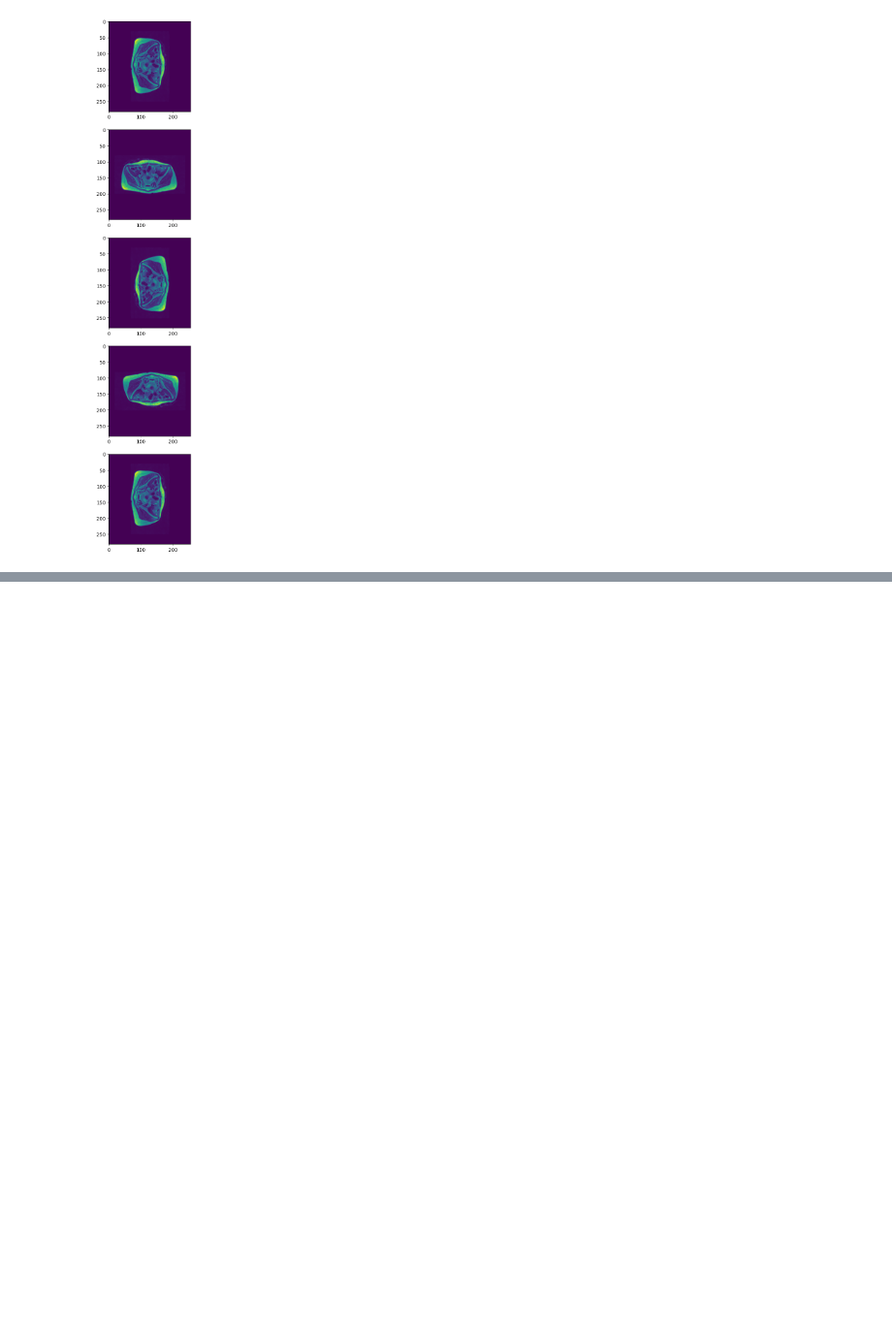
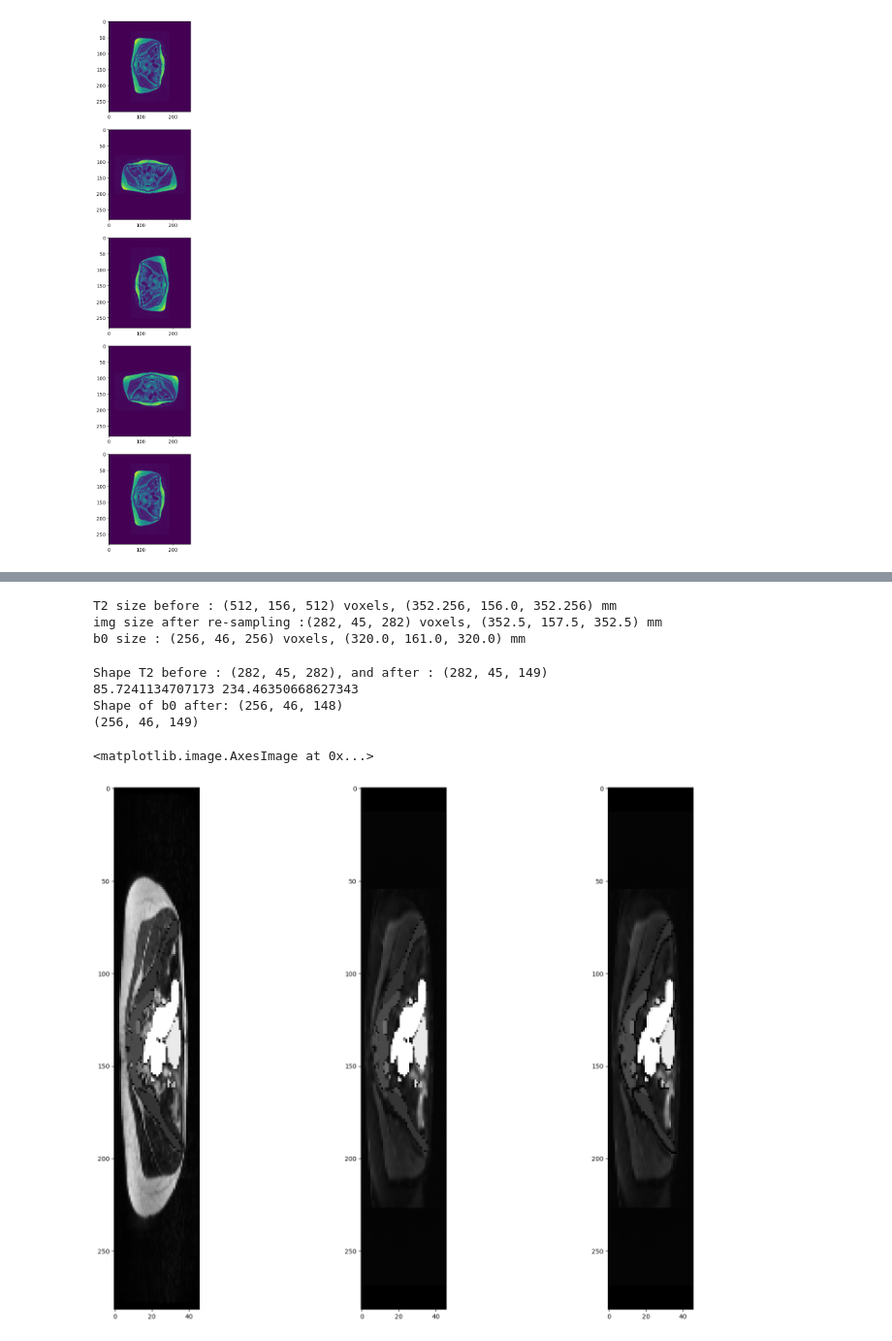
Before and after one commit to CharlineCuraut/Registration_IRM_T2_DWI_b0, a Jupyter notebook: registration_IRM_T2_DWI_b0.ipynb, the cells around one changed output, grey strips where cells are left out. Shown at 97% size. Cells and saved outputs as stored; diff of their text form; code cells hidden in the pictures; blank space fills up the shorter version.

```diff
--- a/registration_IRM_T2_DWI_b0.ipynb
+++ b/registration_IRM_T2_DWI_b0.ipynb
@@ -1705,0 +1655,30 @@ plt.imshow(img2, cmap='gray')
+# %%
+## voxel size T2 : 0.688 mm x 1 mm x 0.688 mm
+## voxel size b0 : 1.25 mm x 3.5 mm x 1.25 mm
+
+print(f'T2 size before : {minorbis_T2.shape} voxels, {tuple(np.array(minorbis_T2.shape) * [0.688, 1.0, 0.688])} mm')
+resampled_T2 = resampling_T2((0.688, 1.0, 0.688), (1.25, 3.5, 1.25), minorbis_T2, verbose=1)
+resampled_T2_mask = resampling_T2((0.688, 1.0, 0.688), (1.25, 3.5, 1.25), minorbis_T2_mask)
+resampled_T2_seg = resampling_T2((0.688, 1.0, 0.688), (1.25, 3.5, 1.25), minorbis_Segmentation_T2)
+print(f'b0 size : {minorbis_b0.shape} voxels, {tuple(np.array(minorbis_b0.shape) * [1.25, 3.5, 1.25])} mm')
+
+affine_T2_resampled = resampling_affineT2((0.688, 1.0, 0.688), (1.25, 3.5, 1.25), affine_minorbis_T2)
+# %% [output]
+T2 size before : (512, 156, 512) voxels, (352.256, 156.0, 352.256) mm
+img size after re-sampling :(282, 45, 282) voxels, (352.5, 157.5, 352.5) mm
+b0 size : (256, 46, 256) voxels, (320.0, 161.0, 320.0) mm
+# %%
+## we can't cut like before because the mask is of same size as T2 which is bigger than b0
+## --> se baser sur la segmentation plutôt que sur le mask ?
+
+new_mask = np.where(resampled_T2_seg==0.0, 0.0, 1.0)
+
+minor_T2_rs_cut, minor_T2_mask_rs_cut, minor_T2_seg_rs_cut, minor_b0_cut = cutting_to_ROI(resampled_T2, resampled_T2_mask, resampled_T2_seg, affine_T2_resampled, minorbis_b0,
+                                                                                          affine_minorbis_b0, verbose=2, useSeg=True, newMask=new_mask)
+minor_b0_cut = np.dstack((minor_b0_cut, minorbis_b0[:,:,235]))
+print(minor_b0_cut.shape)
+# %% [output]
+Shape T2 before : (282, 45, 282), and after : (282, 45, 149)
+85.7241134707173 234.46350668627343
+Shape of b0 after: (256, 46, 148)
+(256, 46, 149)
@@ -1705,0 +1716,28 @@ plt.imshow(img2, cmap='gray')
+# %%
+### plot seg on b0 before and after registration
+minor_T2_seg_rs_cut_n = minor_T2_seg_rs_cut[:,:,75]
+
+minor_T2_seg_rs_cut_pad_n, minor_b0_cut_pad_axial_i = padding(minor_T2_seg_rs_cut_n, minor_b0_cut_axial_i)
+
+minor_T2_seg_rs_cut_pad_norm_n = cv2.normalize(minor_T2_seg_rs_cut_pad_n, None, alpha=0, beta=255, norm_type=cv2.NORM_MINMAX, dtype=cv2.CV_8U)
+
+
+rows, cols = minor_T2_seg_rs_cut_pad_norm_n.shape
+
+plt.figure(figsize=(20,15))
+plt.subplot(1,3,1)
+img3 = np.where(minor_T2_seg_rs_cut_pad_norm_n!=0, minor_T2_seg_rs_cut_pad_norm_n, minor_T2_rs_cut_pad_norm_axial_i)
+plt.imshow(img3, cmap='gray')
+#plt.imshow(minor_b0_cut_pad_norm_axial_i, cmap='gray')
+
+plt.subplot(1,3,2)
+img1 = np.where(minor_T2_seg_rs_cut_pad_norm_n!=0, minor_T2_seg_rs_cut_pad_norm_n, minor_b0_cut_pad_norm_axial_i)
+plt.imshow(img1, cmap='gray')
+
+plt.subplot(1,3,3)
+reg_seg_T2 = cv2.warpAffine(minor_T2_seg_rs_cut_pad_norm_n, M, (cols, rows))
+img2 = np.where(reg_seg_T2!=0, reg_seg_T2, minor_b0_cut_pad_norm_axial_i)
+plt.imshow(img2, cmap='gray')
+# %% [output]
+<matplotlib.image.AxesImage at 0x...>
+[figure, added]
```
Also changed, not shown: parts of 42 cells of this notebook.
